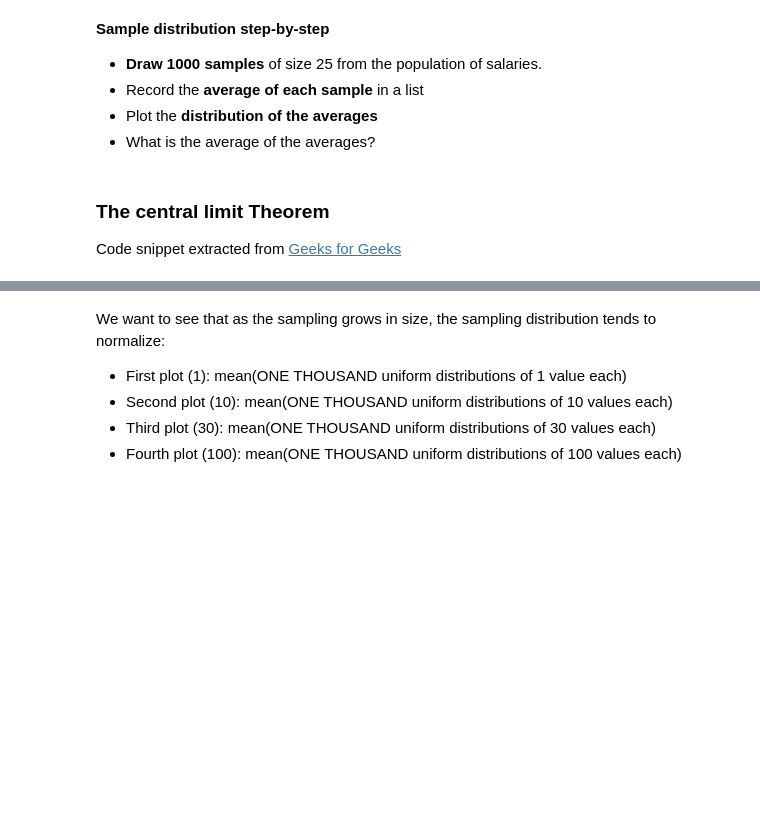
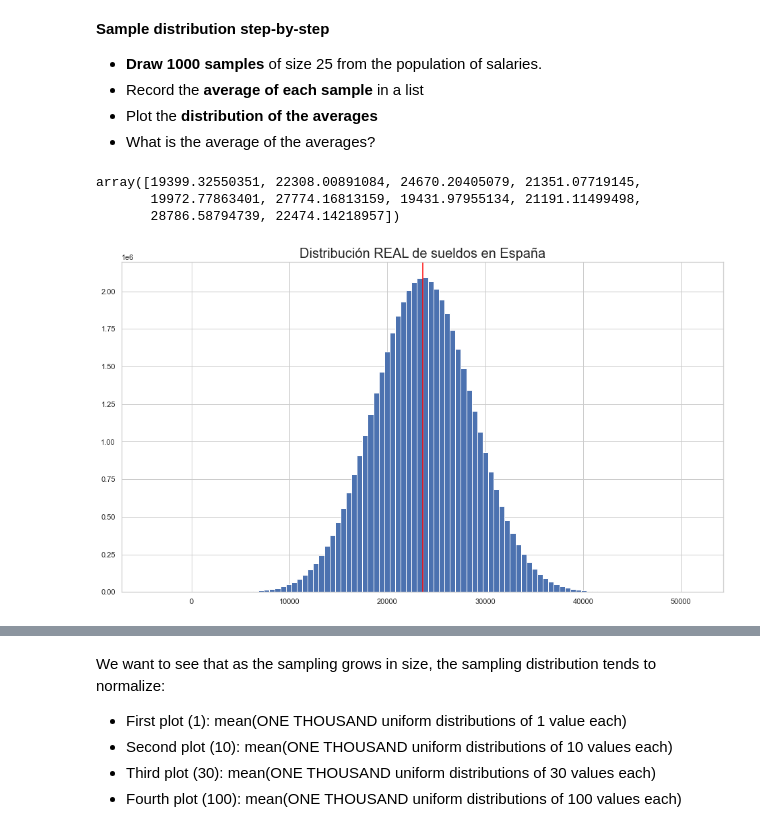
Before and after one commit to Ironhack-data-bcn-feb-2023/lectures, a Jupyter notebook: 32. Inference-&-hypothesis-testing-II.ipynb, the cells around one changed output, grey strips where cells are left out. Saved outputs shown, nothing was run; the diff lists cells and outputs as text; code cells hidden in the pictures; blank space fills up the shorter version.

```diff
--- a/32. Inference-&-hypothesis-testing-II.ipynb
+++ b/32. Inference-&-hypothesis-testing-II.ipynb
@@ -42,7 +47,21 @@ Repeating this over and over would give us the **sampling distribution** (of the
 * Record the **average of each sample** in a list
 * Plot the **distribution of the averages**
 * What is the average of the averages?
-# %% [markdown]
-### The central limit Theorem
-
-Code snippet extracted from [Geeks for Geeks](https://www.geeksforgeeks.org/python-central-limit-theorem/#:~:text=The%20definition%3A,from%20which%20we%20are%20sampling.&text=The%20distribution%20of%20the%20sample,as%20the%20sample%20size%20increases.)
+# %%
+population_mean = 23645.50
+population_std = 5000
+population = 47000000
+
+actual_population = np.random.normal(population_mean, population_std, population)
+# %%
+actual_population[:10]
+# %% [output]
+array([19399.32550351, 22308.00891084, 24670.20405079, 21351.07719145,
+       19972.77863401, 27774.16813159, 19431.97955134, 21191.11499498,
+       28786.58794739, 22474.14218957])
+# %%
+plt.hist(actual_population, bins=100)
+plt.axvline(actual_population.mean(), c="red", linestyle="-")
+plt.title("Distribución REAL de sueldos en España", size=20);
+# %% [output]
+[figure, added]
```
Also changed, not shown: parts of 43 cells of this notebook, 1 other file.
